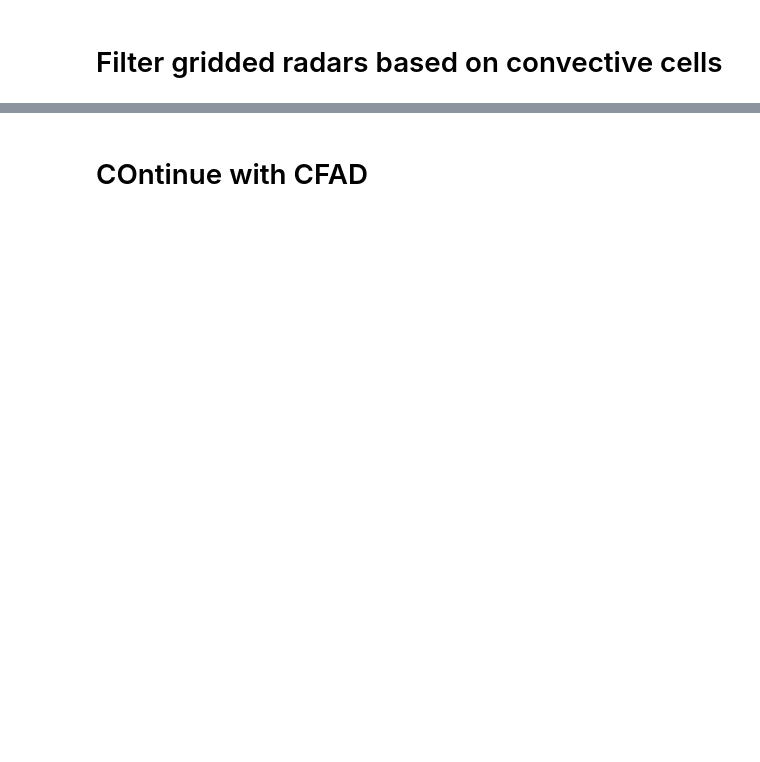
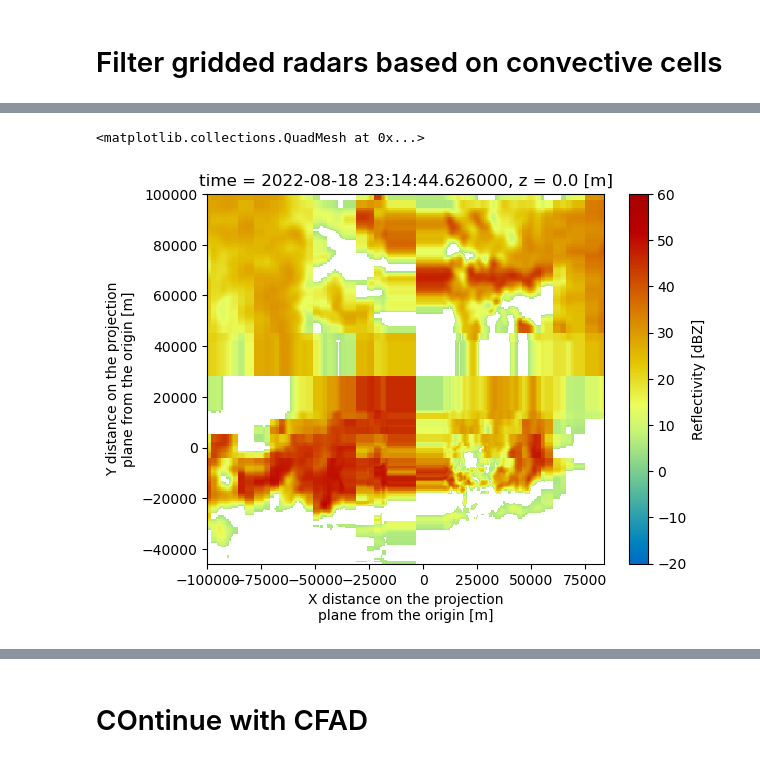
Before and after one commit to oluwafemiomitusa/Geospatial-Analysis, a Jupyter notebook: Second_part/Jupyter Notebooks/New/case_study_1_v2.ipynb, the cells around one changed output, grey strips where cells are left out. Cells and saved outputs as stored; diff of their text form; code cells hidden in the pictures; blank space fills up the shorter version.

```diff
--- a/Second_part/Jupyter Notebooks/New/case_study_1_v2.ipynb
+++ b/Second_part/Jupyter Notebooks/New/case_study_1_v2.ipynb
@@ -474,0 +472,2 @@ Data variables:
+# %%
+sorted_data = merged_data.sortby('x')
@@ -474,0 +496,5 @@ Data variables:
+# %%
+sorted_data.sortby('y').isel(z=0).reflectivity.plot(cmap='pyart_HomeyerRainbow', vmin=-20, vmax=60)
+# %% [output]
+<matplotlib.collections.QuadMesh at 0x...>
+[figure, added]
```
Also changed, not shown: parts of 45 cells of this notebook.
